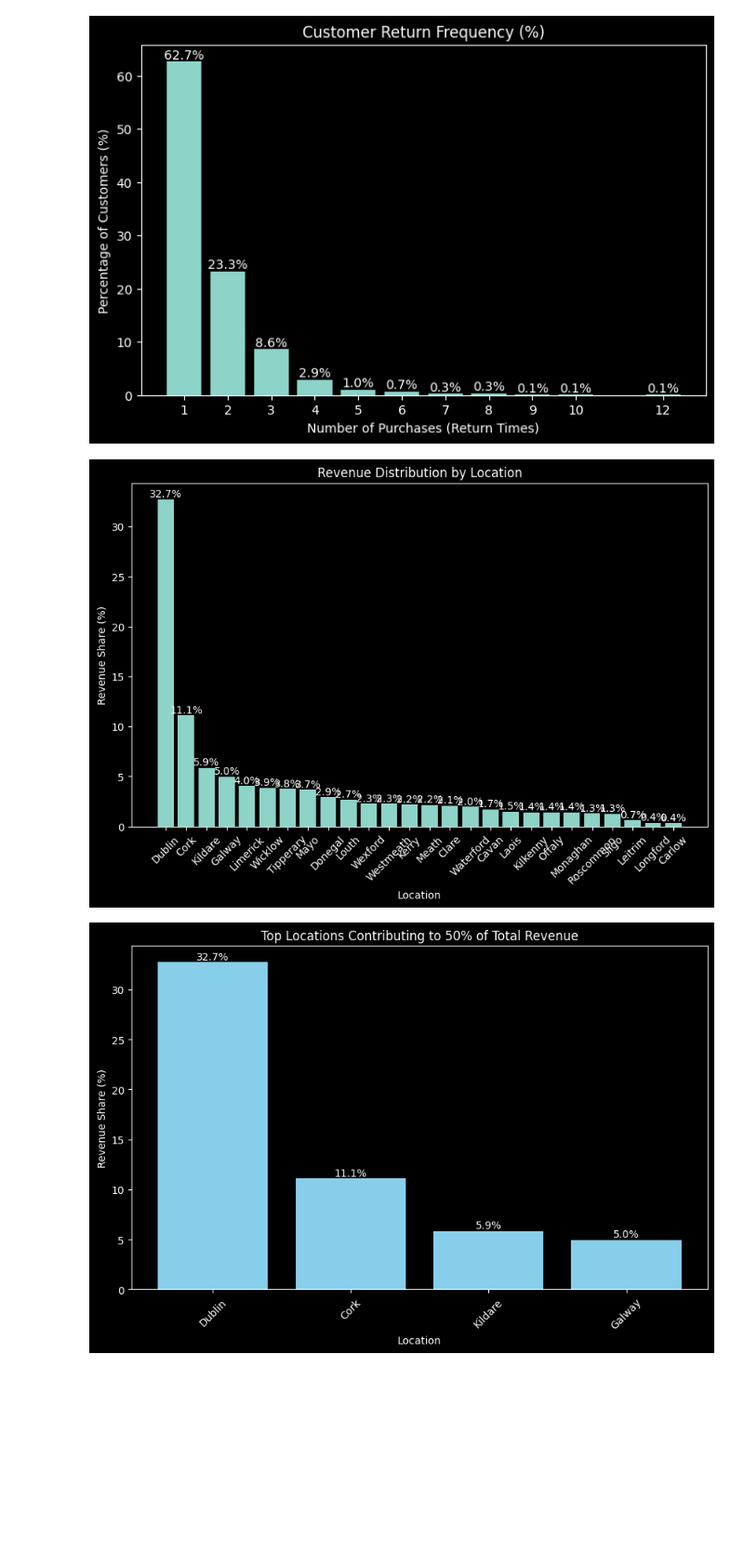
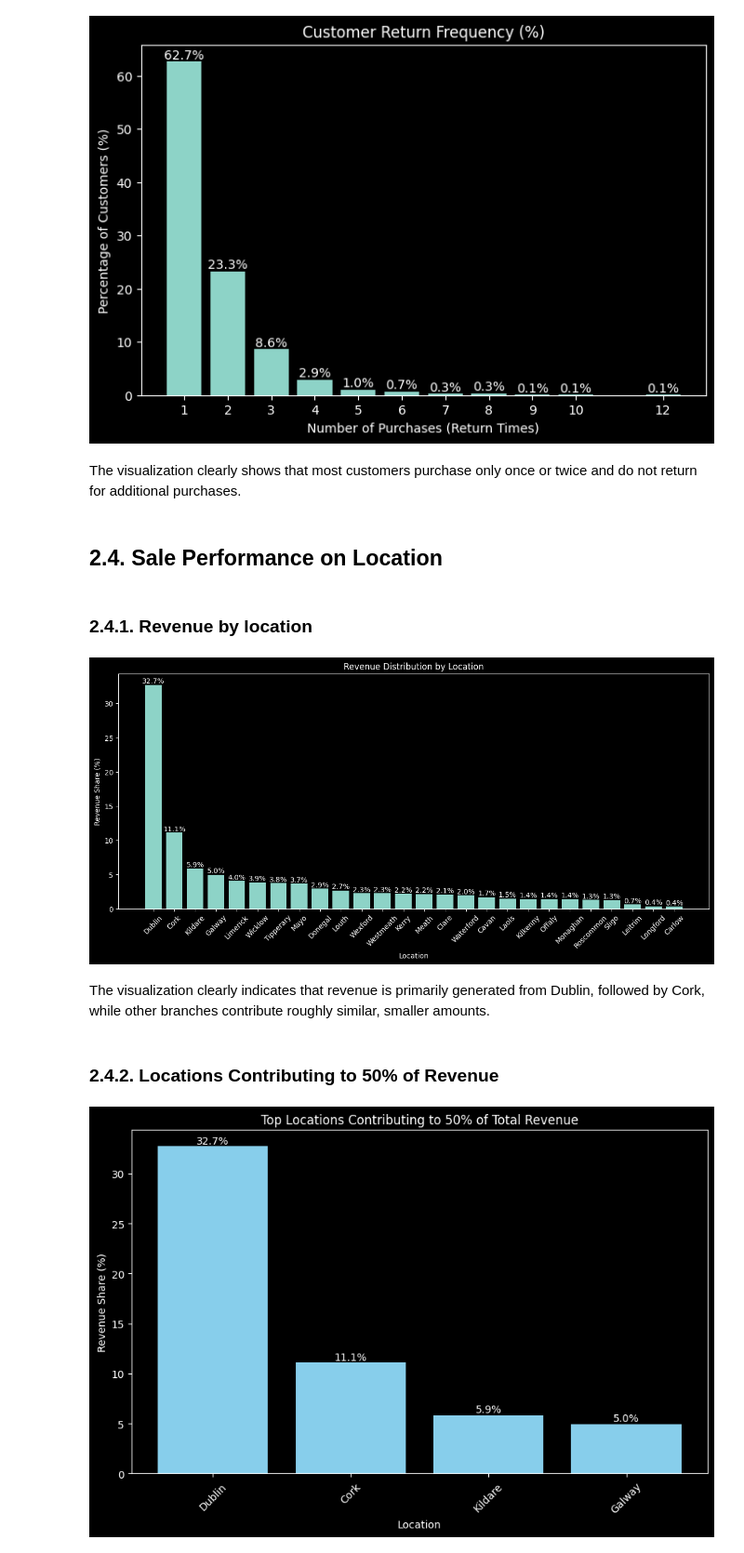
Before and after one commit to trandat9h/retail-sale-data-processing, a Jupyter notebook: Processing.ipynb, the cells around one changed output. Shown at 93% size. Cells and saved outputs as stored; diff of their text form; code cells hidden in the pictures; blank space fills up the shorter version.

```diff
--- a/Processing.ipynb
+++ b/Processing.ipynb
@@ -183,6 +226,4 @@ visualise_value_proportion(df, column="Category_sub", chart_title="Category sub
 # %%
-import matplotlib.pyplot as plt
-
 counts = df['Quantity'].value_counts().sort_index()
 
 bars = plt.bar(counts.index, counts.values)
@@ -196,9 +237,9 @@ plt.title("Distribution of Quantity")
 for bar in bars:
     height = bar.get_height()
     plt.text(
-        bar.get_x() + bar.get_width() / 2,
-        height,
-        str(height),
+        x=bar.get_x() + bar.get_width() / 2,
+        y=height,
+        s=str(height),
         ha='center',
         va='bottom'
     )
@@ -407,6 +484,6 @@ visualise_age_group(customer_detail_df)
 # %%
-pattern = r'\s*[\u2012\u2013\u2014\u2015\-\u2212]+\s*'
+pattern = r'\s*[\u2013\u2014]+\s*'
 customer_detail_df['Age Group'] = customer_detail_df['Age Group'].str.replace(pattern, '-', regex=True).str.strip()
 
-visualise_age_group(customer_detail_df)
+visualise_value_proportion(customer_detail_df, column="Age Group", chart_title="Age Group Proportion (Cleaned)")
 # %% [output]
@@ -591,30 +737,0 @@ plt.show()
-# %%
-# Aggregate total profit and total quantity by Product
-summary = df.groupby('Product').agg({
-    'Total Profit': 'sum',
-    'Quantity': 'sum'
-}).reset_index()
-
-# Get top 10 products by Total Profit
-top10 = summary.sort_values(by='Total Profit', ascending=False).head(10)
-
-# Plot horizontal bars for Total Profit
-plt.figure(figsize=(10, 6))
-bars = plt.barh(top10['Product'], top10['Total Profit'])
-
-# Invert y-axis so the highest profit is on top
-plt.gca().invert_yaxis()
-
-# Annotate quantity sold next to each bar
-for bar, qty in zip(bars, top10['Quantity']):
-    plt.text(
-        bar.get_width() + 0.02 * top10['Total Profit'].max(),  # small offset
-        bar.get_y() + bar.get_height()/2,
-        f'Qty: {int(qty)}',
-        va='center'
-    )
-
-plt.xlabel('Total Profit')
-plt.ylabel('Product')
-plt.title('Top 10 Products by Total Profit with Quantity Sold')
-plt.show()
@@ -654,37 +781,46 @@ for bar in bars:
 plt.show()
 # %% [output]
 [figure]
+# %% [markdown]
+The visualization clearly shows that most customers purchase only once or twice and do not return for additional purchases.
+# %% [markdown]
+## 2.4. Sale Performance on Location
+# %% [markdown]
+### 2.4.1. Revenue by location
 # %%
 # Total revenue by location
 revenue_location = df.groupby('Location')['Total Price'].sum()
 
 # Convert to percentage of total revenue
 revenue_percentage = (revenue_location / revenue_location.sum()) * 100
 
-# Sort for better visualization
 revenue_percentage = revenue_percentage.sort_values(ascending=False)
 
 # Plot
-plt.figure(figsize=(10,6))
+plt.figure(figsize=(15,6))
 bars = plt.bar(revenue_percentage.index, revenue_percentage.values)
 
 plt.xlabel('Location')
 plt.ylabel('Revenue Share (%)')
 plt.title('Revenue Distribution by Location')
 plt.xticks(rotation=45)
 
 # Add percentage labels
 for bar in bars:
     height = bar.get_height()
     plt.text(
         bar.get_x() + bar.get_width()/2,
         height,
         f'{height:.1f}%',
         ha='center',
         va='bottom'
     )
 
 plt.show()
 # %% [output]
-[figure, old version]
+[figure, new version]
+# %% [markdown]
+The visualization clearly indicates that revenue is primarily generated from Dublin, followed by Cork, while other branches contribute roughly similar, smaller amounts.
+# %% [markdown]
+### 2.4.2. Locations Contributing to 50% of Revenue
 # %%
```
Also changed, not shown: parts of 79 cells of this notebook.
